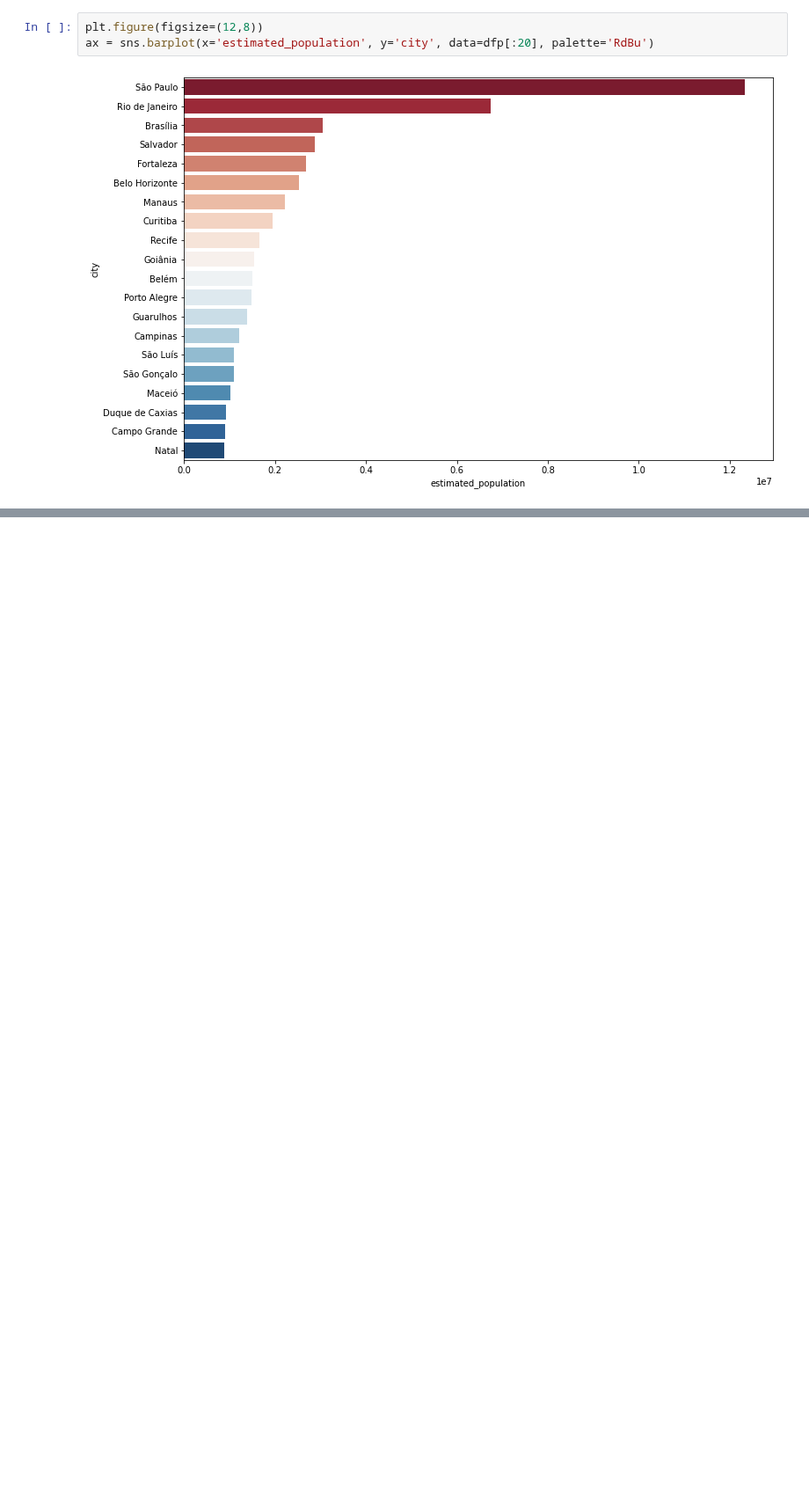
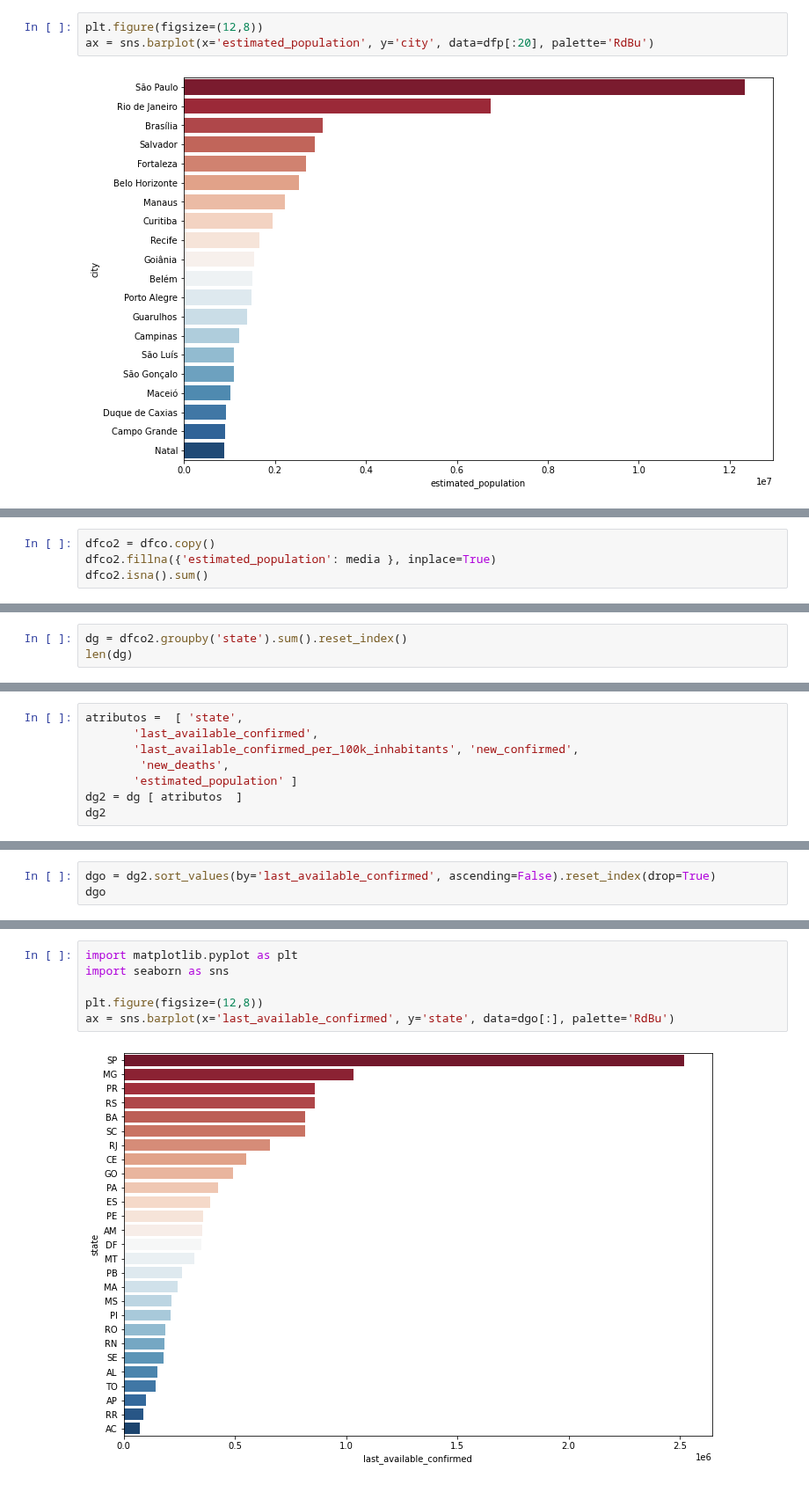
Before and after one commit to vladimiralencar/Alunos-UEPB-TopicosEspeciaisEmBancoDeDados, a Jupyter notebook: Python-Para-Analise-de-Dados/Aula-03-06-Abril-2021-Dataframes-Leitura-Manipulacao-EstatisticaDescritiva-Turma-NOITE-2021.ipynb, the cells around one changed output, grey strips where cells are left out. Shown at 88% size. Drawn from its saved outputs; the diff is of its cells as text; blank space fills up the shorter version.

```diff
--- a/Python-Para-Analise-de-Dados/Aula-03-06-Abril-2021-Dataframes-Leitura-Manipulacao-EstatisticaDescritiva-Turma-NOITE-2021.ipynb
+++ b/Python-Para-Analise-de-Dados/Aula-03-06-Abril-2021-Dataframes-Leitura-Manipulacao-EstatisticaDescritiva-Turma-NOITE-2021.ipynb
@@ -388,0 +450,4 @@ ax = sns.barplot(x='estimated_population', y='city', data=dfp[:20], palette='RdB
+# %%
+dfco2 = dfco.copy()
+dfco2.fillna({'estimated_population': media }, inplace=True)
+dfco2.isna().sum()
@@ -388,0 +476,3 @@ ax = sns.barplot(x='estimated_population', y='city', data=dfp[:20], palette='RdB
+# %%
+dg = dfco2.groupby('state').sum().reset_index()
+len(dg)
@@ -388,0 +507,8 @@ ax = sns.barplot(x='estimated_population', y='city', data=dfp[:20], palette='RdB
+# %%
+atributos =  [ 'state',
+       'last_available_confirmed',
+       'last_available_confirmed_per_100k_inhabitants', 'new_confirmed',
+        'new_deaths',
+       'estimated_population' ]
+dg2 = dg [ atributos  ]
+dg2
@@ -388,0 +533,3 @@ ax = sns.barplot(x='estimated_population', y='city', data=dfp[:20], palette='RdB
+# %%
+dgo = dg2.sort_values(by='last_available_confirmed', ascending=False).reset_index(drop=True)
+dgo
@@ -388,0 +554,8 @@ ax = sns.barplot(x='estimated_population', y='city', data=dfp[:20], palette='RdB
+# %%
+import matplotlib.pyplot as plt
+import seaborn as sns
+
+plt.figure(figsize=(12,8))
+ax = sns.barplot(x='last_available_confirmed', y='state', data=dgo[:], palette='RdBu')
+# %% [output]
+[figure, added]
```
Also changed, not shown: parts of 16 cells of this notebook, 2 other files.
